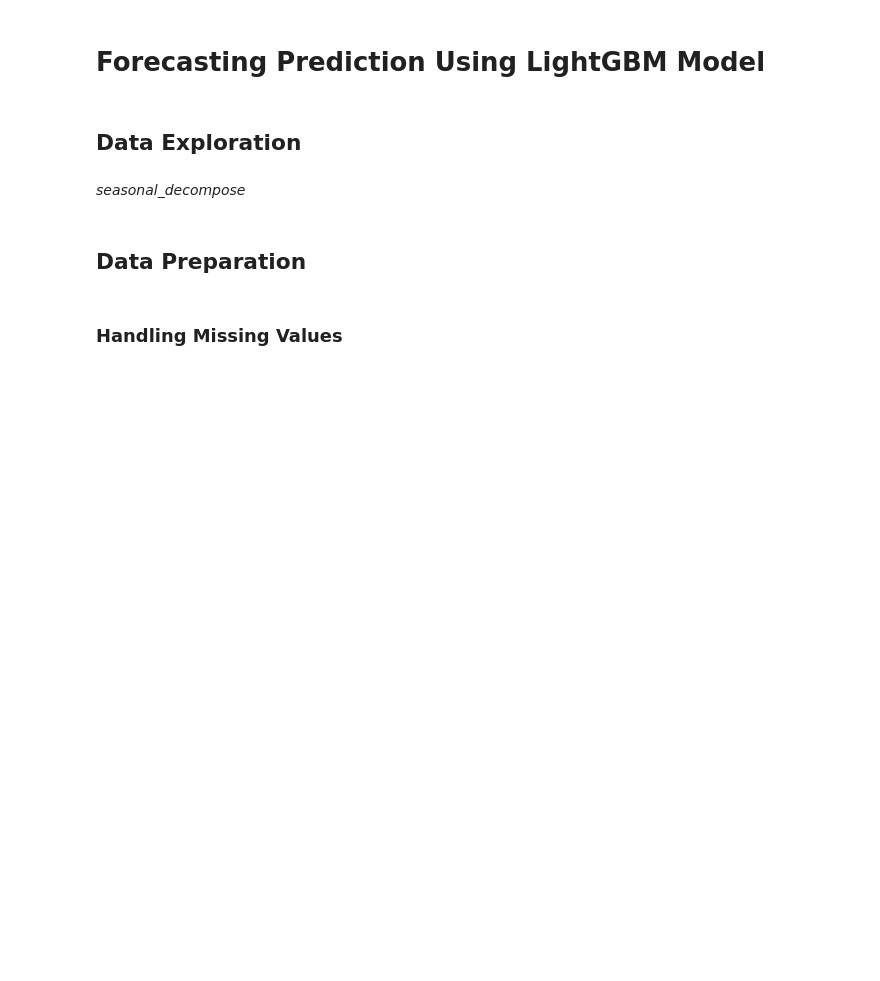
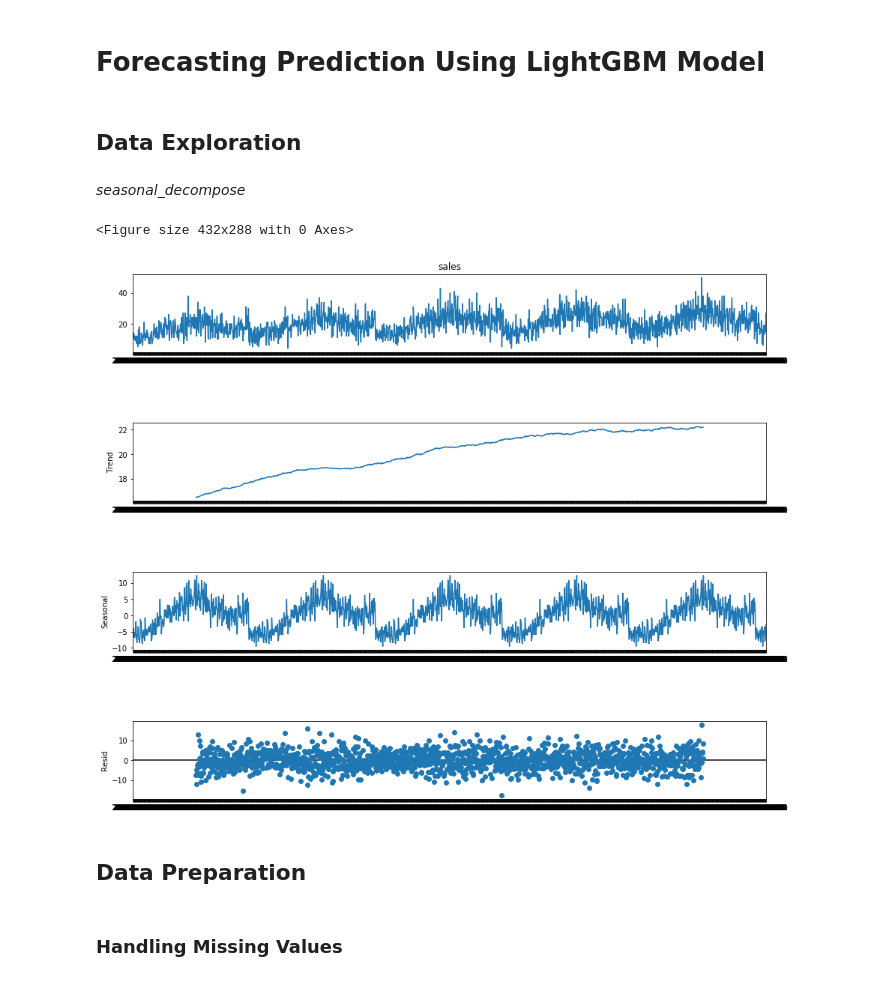
Before and after one commit to zhikaichen99/DemandForecasting, a Jupyter notebook: notebooks/xgboost-forecasting.ipynb, the cells around one changed output. Drawn from its saved outputs; the diff is of its cells as text; code cells hidden in the pictures; blank space fills up the shorter version.

Commit message:
added seasonal_decompose to data exploration

```diff
--- a/notebooks/xgboost-forecasting.ipynb
+++ b/notebooks/xgboost-forecasting.ipynb
@@ -14,14 +15,27 @@ from sklearn.model_selection import train_test_split
 
 warnings.filterwarnings('ignore')
 # %%
-train = pd.read_csv('../data/train.csv')
-test = pd.read_csv('../data/test.csv')
+df = pd.read_csv('../data/train.csv')
+#test = pd.read_csv('../data/test.csv')
 
-df = pd.concat([train,test], sort = False)
+#df = pd.concat([train,test], sort = False)
 # %% [markdown]
 ## Data Exploration
 # %% [markdown]
 *seasonal_decompose*
+# %%
+sample = df[df['store'] == 1]
+sample = sample[sample['item'] == 1]
+sample = sample.set_index('date')
+
+result = seasonal_decompose(sample['sales'], model='additive', period = 365)
+
+fig = plt.figure()
+fig = result.plot()
+fig.set_size_inches(15, 12)
+# %% [output]
+<Figure size 432x288 with 0 Axes>
+[figure, added]
 # %% [markdown]
 ## Data Preparation
 # %% [markdown]
```
Also changed, not shown: parts of 2 cells of this notebook.
